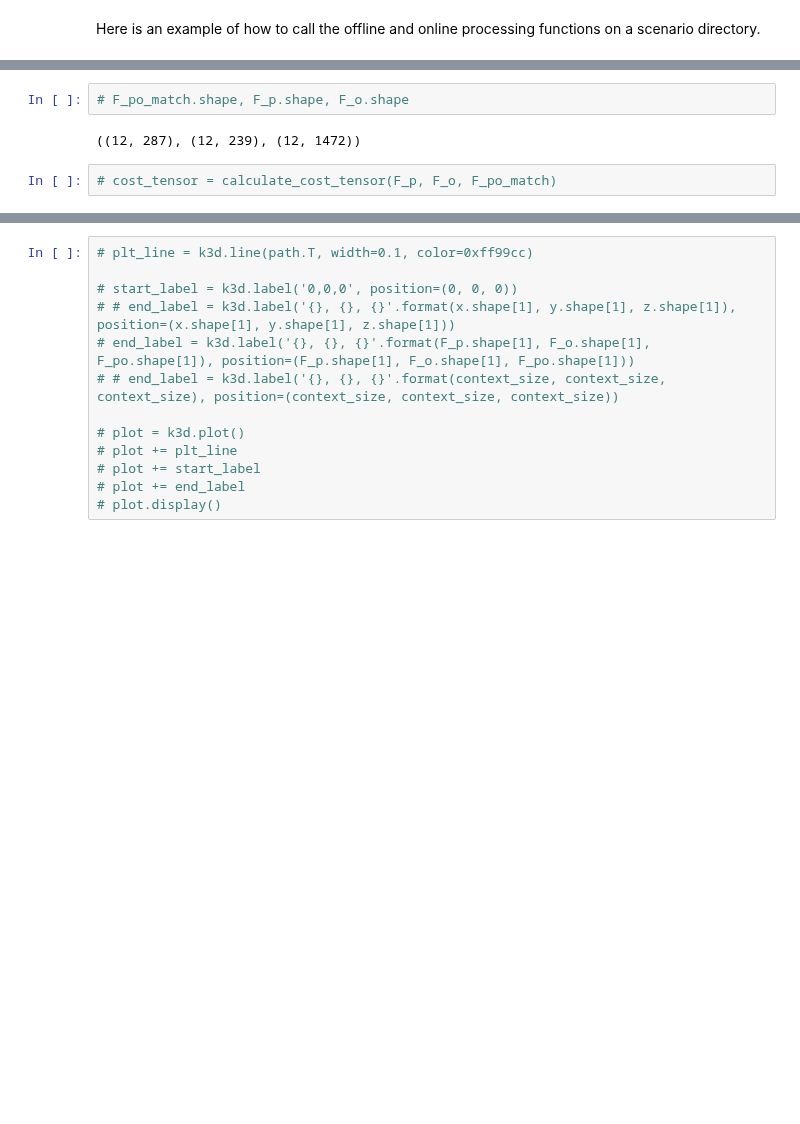
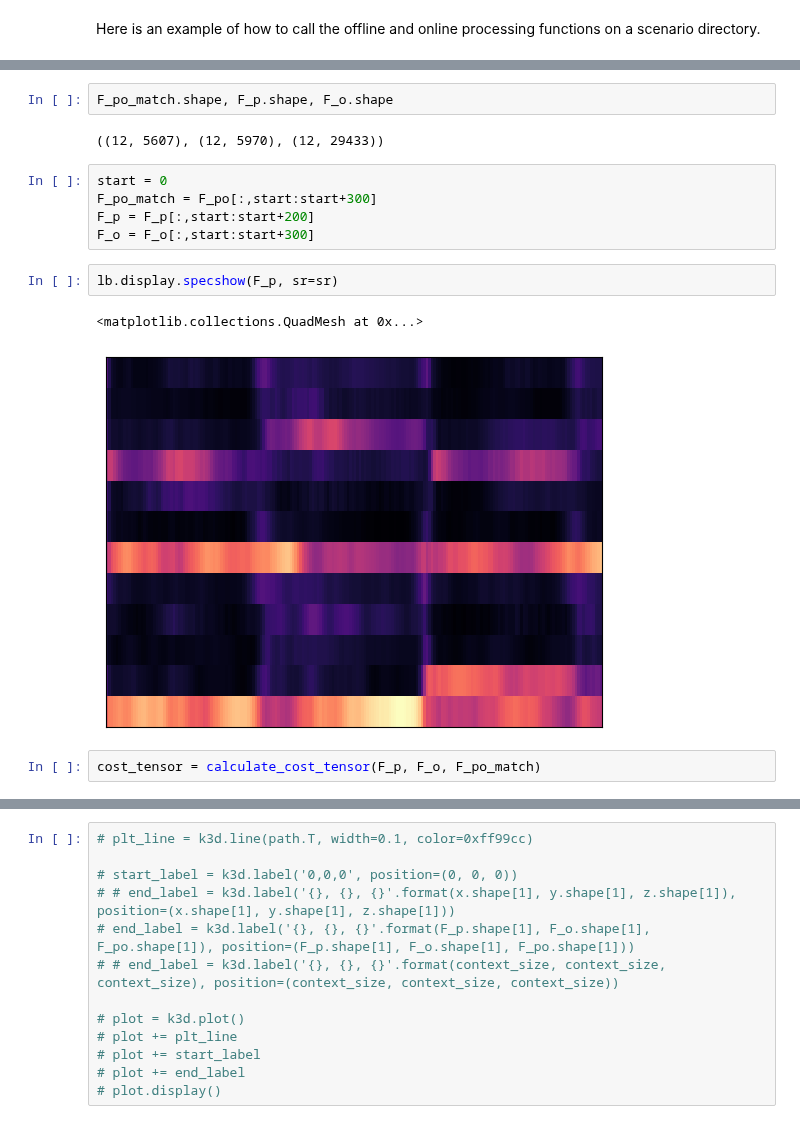
Before and after one commit to HMC-MIR/PianoConcertoAccompaniment, a Jupyter notebook: System_MixtureDTW.ipynb, the cells around one changed output, grey strips where cells are left out. Drawn from its saved outputs; the diff is of its cells as text; blank space fills up the shorter version.

```diff
--- a/System_MixtureDTW.ipynb
+++ b/System_MixtureDTW.ipynb
@@ -383,7 +383,17 @@ File "../../../../var/folders/b1/15j_gfbn6q1b0txsrcxn2zrw0000gn/T/ipykernel_7145
 # %%
-# F_po_match.shape, F_p.shape, F_o.shape
+F_po_match.shape, F_p.shape, F_o.shape
 # %% [output]
-((12, 287), (12, 239), (12, 1472))
+((12, 5607), (12, 5970), (12, 29433))
+# %%
+start = 0
+F_po_match = F_po[:,start:start+300]
+F_p = F_p[:,start:start+200]
+F_o = F_o[:,start:start+300]
+# %%
+lb.display.specshow(F_p, sr=sr)
+# %% [output]
+<matplotlib.collections.QuadMesh at 0x...>
+[figure, added]
 # %%
-# cost_tensor = calculate_cost_tensor(F_p, F_o, F_po_match)
+cost_tensor = calculate_cost_tensor(F_p, F_o, F_po_match)
 # %%
```
Also changed, not shown: parts of 12 cells of this notebook.
